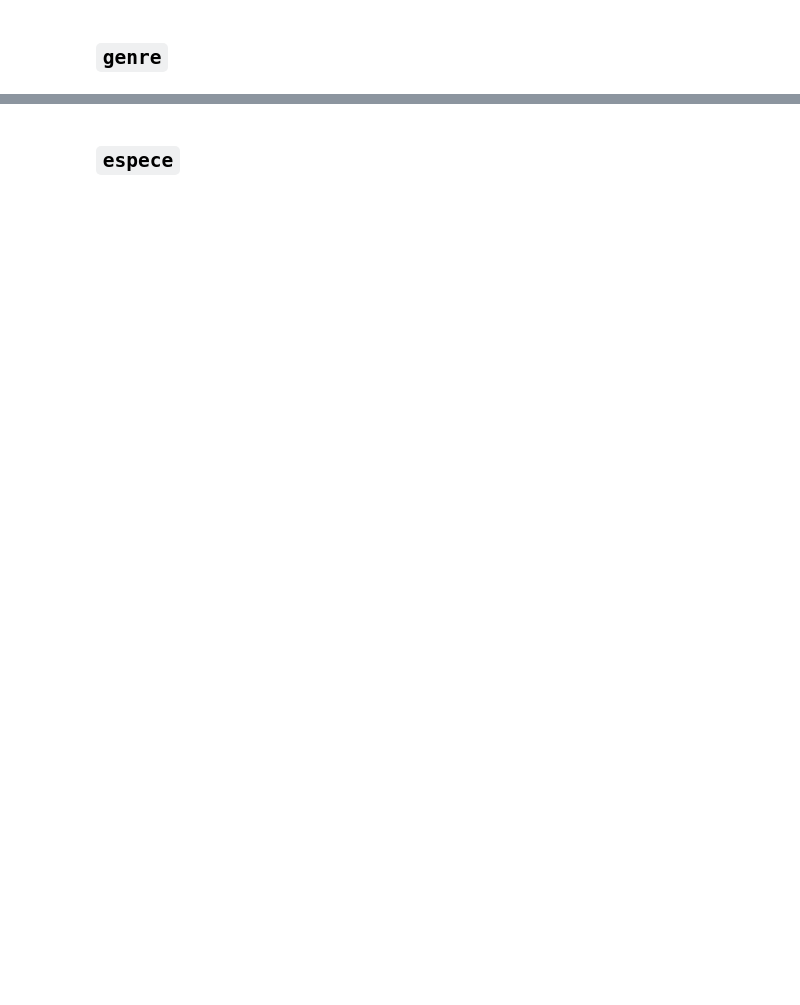
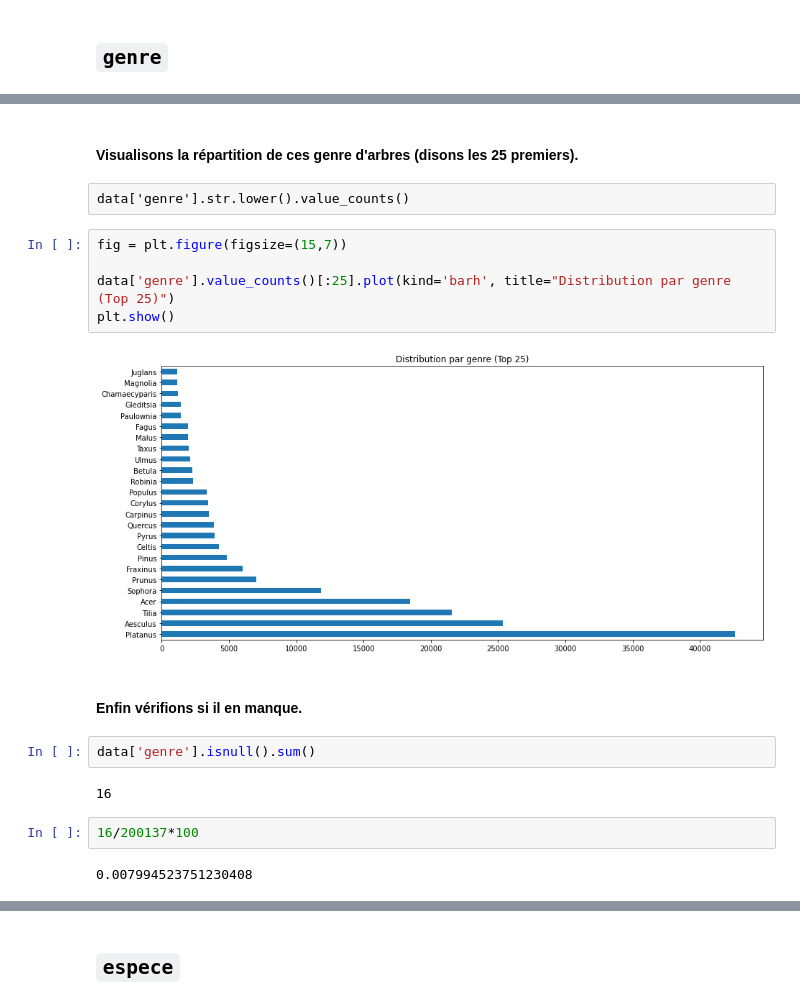
Before and after one commit to Valkea/OC_AI_02, a Jupyter notebook: EDA.ipynb, the cells around one changed output, grey strips where cells are left out. Drawn from its saved outputs; the diff is of its cells as text; blank space fills up the shorter version.

```diff
--- a/EDA.ipynb
+++ b/EDA.ipynb
@@ -579,0 +635,21 @@ Le genre étant un ensemble d'espèces ayant en commun plusieurs caractères sim
+# %% [markdown]
+#### Visualisons la répartition de ces genre d'arbres (disons les 25 premiers).
+# %% [raw]
+data['genre'].str.lower().value_counts()
+# %%
+fig = plt.figure(figsize=(15,7))
+
+data['genre'].value_counts()[:25].plot(kind='barh', title="Distribution par genre (Top 25)")
+plt.show()
+# %% [output]
+[figure, added]
+# %% [markdown]
+#### Enfin vérifions si il en manque.
+# %%
+data['genre'].isnull().sum()
+# %% [output]
+16
+# %%
+16/200137*100
+# %% [output]
+0.007994523751230408
```
Also changed, not shown: parts of 95 cells of this notebook.
